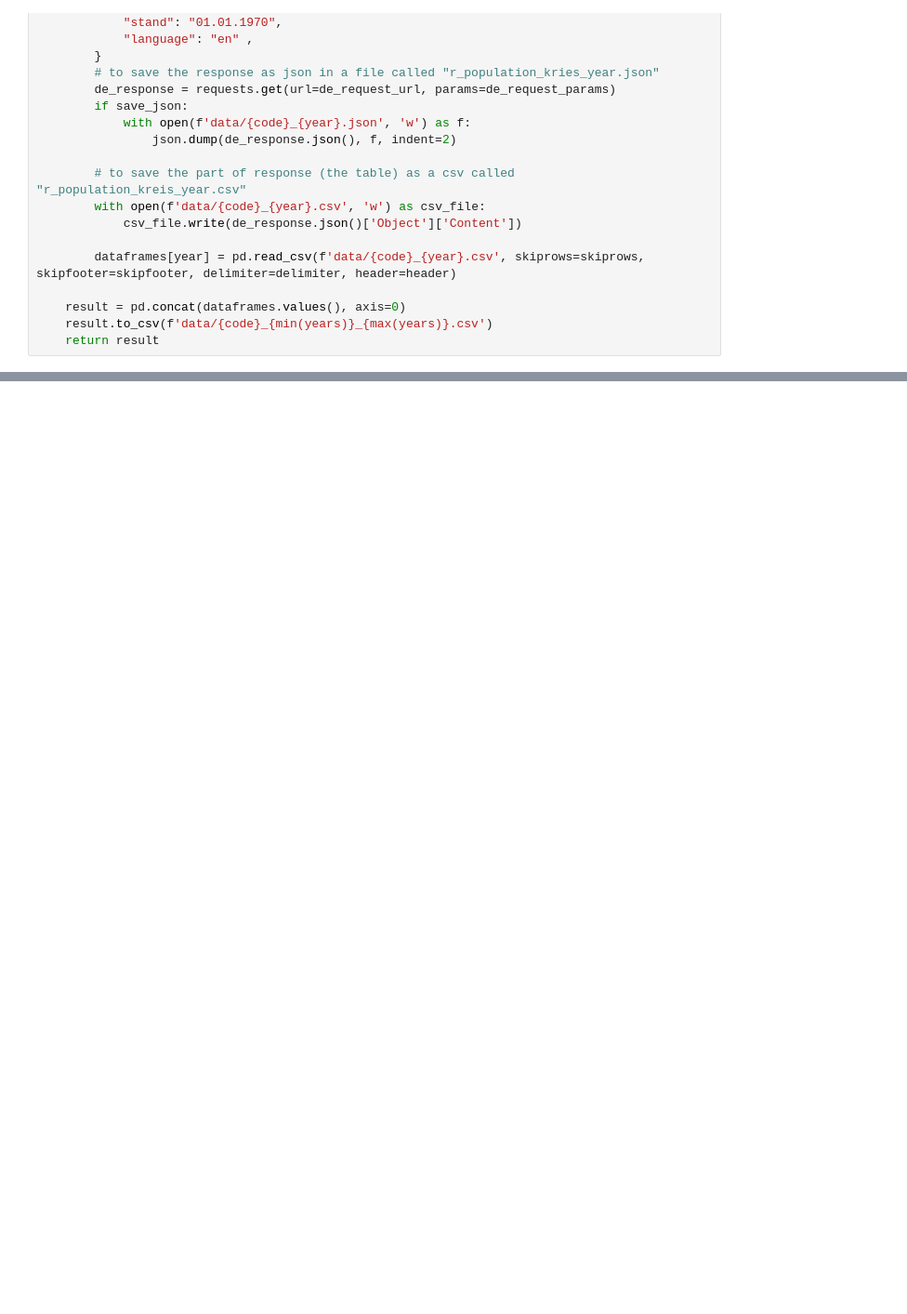
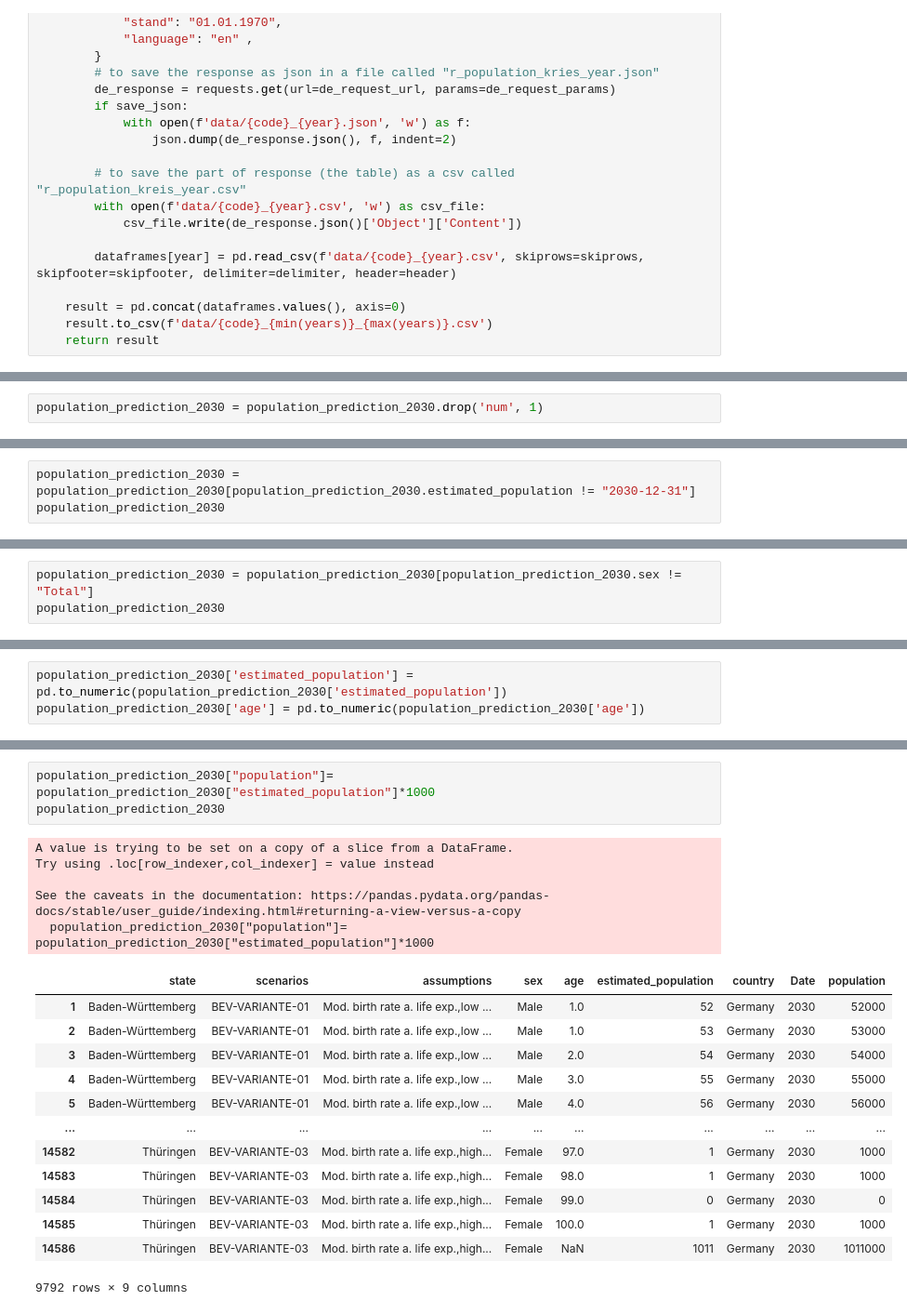
Before and after one commit to deminghh/House-Buyer-Guide, a Jupyter notebook: Request_api_csv.ipynb, the cells around one changed output, grey strips where cells are left out. Shown at 93% size. Saved outputs shown, nothing was run; the diff lists cells and outputs as text; blank space fills up the shorter version.

```diff
--- a/Request_api_csv.ipynb
+++ b/Request_api_csv.ipynb
@@ -95,0 +184,2 @@ get_genesis_api('12411-0012', [2012, 2014])
+# %%
+population_prediction_2030 = population_prediction_2030.drop('num', 1)
@@ -95,0 +204,3 @@ get_genesis_api('12411-0012', [2012, 2014])
+# %%
+population_prediction_2030 = population_prediction_2030[population_prediction_2030.estimated_population != "2030-12-31"]
+population_prediction_2030
@@ -95,0 +221,3 @@ get_genesis_api('12411-0012', [2012, 2014])
+# %%
+population_prediction_2030 = population_prediction_2030[population_prediction_2030.sex != "Total"]
+population_prediction_2030
@@ -95,0 +257,3 @@ get_genesis_api('12411-0012', [2012, 2014])
+# %%
+population_prediction_2030['estimated_population'] = pd.to_numeric(population_prediction_2030['estimated_population'])
+population_prediction_2030['age'] = pd.to_numeric(population_prediction_2030['age'])
@@ -95,0 +290,22 @@ get_genesis_api('12411-0012', [2012, 2014])
+# %%
+population_prediction_2030["population"]= population_prediction_2030["estimated_population"]*1000
+population_prediction_2030
+# %% [output]
+A value is trying to be set on a copy of a slice from a DataFrame.
+Try using .loc[row_indexer,col_indexer] = value instead
+
+See the caveats in the documentation: https://pandas.pydata.org/pandas-docs/stable/user_guide/indexing.html#returning-a-view-versus-a-copy
+  population_prediction_2030["population"]= population_prediction_2030["estimated_population"]*1000
+|  | state | scenarios | assumptions | sex | age | estimated_population | country | Date | population |
+| 1 | Baden-Württemberg | BEV-VARIANTE-01 | Mod. birth rate a. life exp.,low ... | Male | 1.0 | 52 | Germany | 2030 | 52000 |
+| 2 | Baden-Württemberg | BEV-VARIANTE-01 | Mod. birth rate a. life exp.,low ... | Male | 1.0 | 53 | Germany | 2030 | 53000 |
+| 3 | Baden-Württemberg | BEV-VARIANTE-01 | Mod. birth rate a. life exp.,low ... | Male | 2.0 | 54 | Germany | 2030 | 54000 |
+| 4 | Baden-Württemberg | BEV-VARIANTE-01 | Mod. birth rate a. life exp.,low ... | Male | 3.0 | 55 | Germany | 2030 | 55000 |
+| 5 | Baden-Württemberg | BEV-VARIANTE-01 | Mod. birth rate a. life exp.,low ... | Male | 4.0 | 56 | Germany | 2030 | 56000 |
+| ... | ... | ... | ... | ... | ... | ... | ... | ... | ... |
+| 14582 | Thüringen | BEV-VARIANTE-03 | Mod. birth rate a. life exp.,high... | Female | 97.0 | 1 | Germany | 2030 | 1000 |
+| 14583 | Thüringen | BEV-VARIANTE-03 | Mod. birth rate a. life exp.,high... | Female | 98.0 | 1 | Germany | 2030 | 1000 |
+| 14584 | Thüringen | BEV-VARIANTE-03 | Mod. birth rate a. life exp.,high... | Female | 99.0 | 0 | Germany | 2030 | 0 |
+| 14585 | Thüringen | BEV-VARIANTE-03 | Mod. birth rate a. life exp.,high... | Female | 100.0 | 1 | Germany | 2030 | 1000 |
+| 14586 | Thüringen | BEV-VARIANTE-03 | Mod. birth rate a. life exp.,high... | Female | NaN | 1011 | Germany | 2030 | 1011000 |
+9792 rows × 9 columns
```
Also changed, not shown: parts of 17 cells of this notebook, 2 other files.
